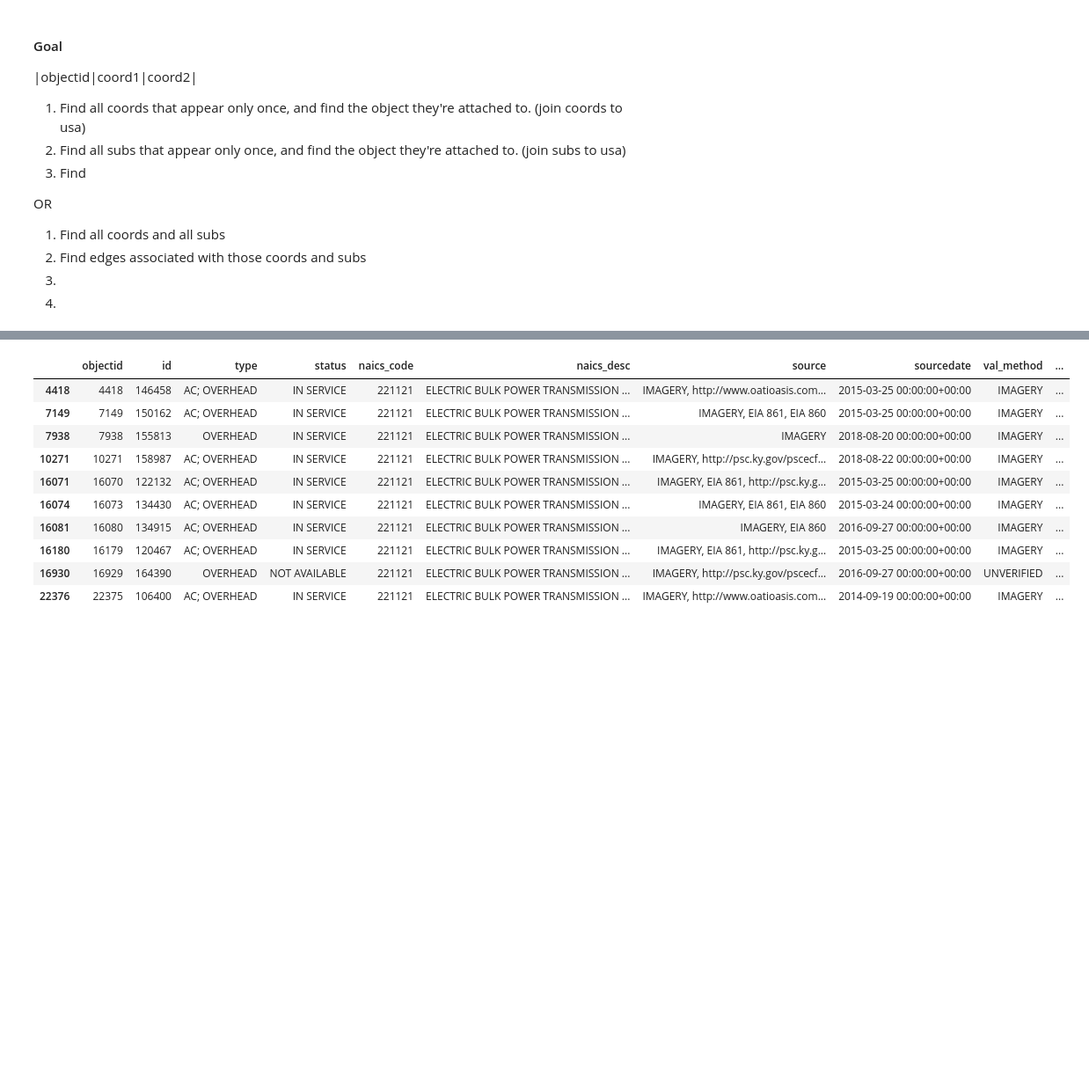
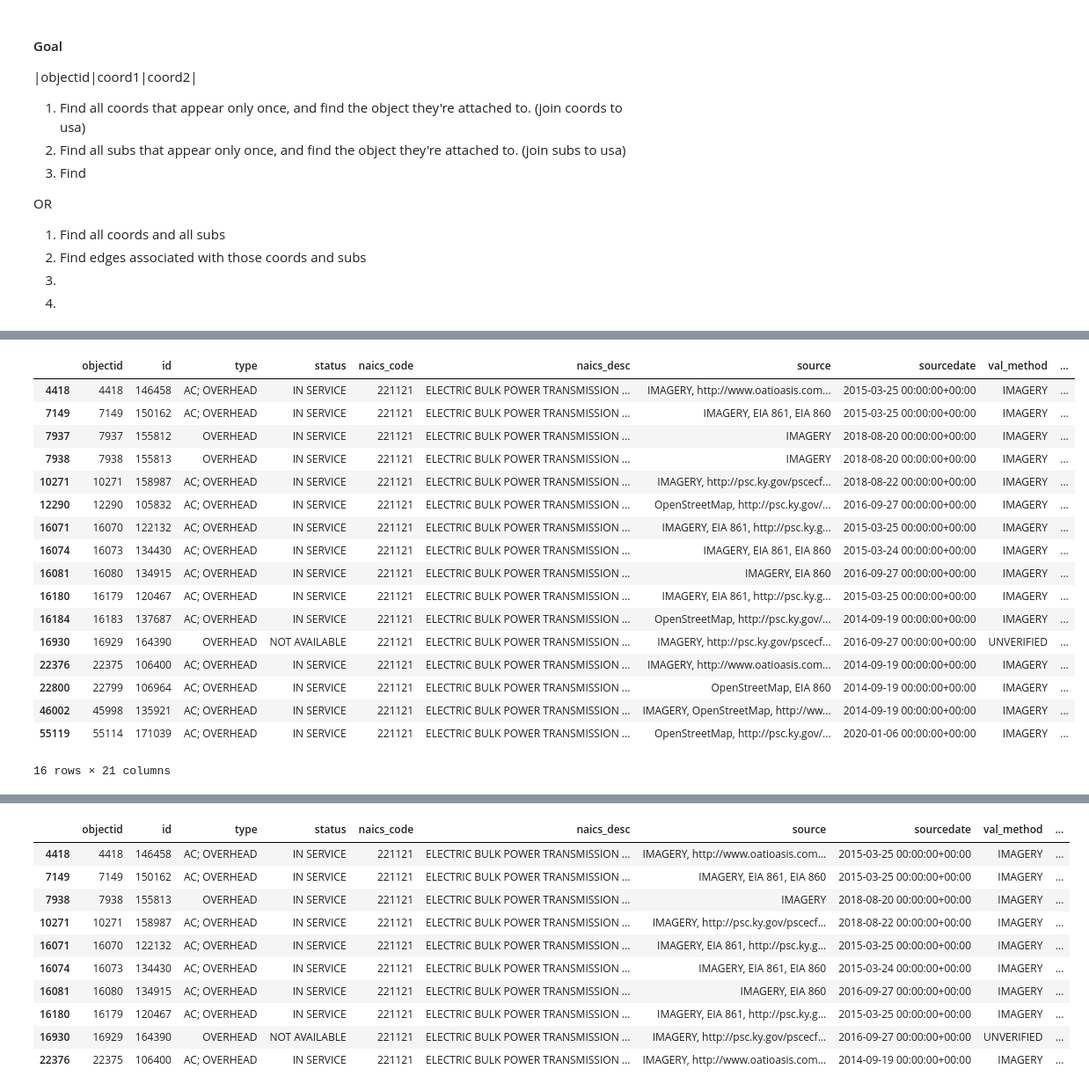
Before and after one commit to Ker-ple/electric_grid, a Jupyter notebook: EDA/grids.ipynb, the cells around one changed output, grey strips where cells are left out. Shown at 88% size. Cells and saved outputs as stored; diff of their text form; code cells hidden in the pictures; blank space fills up the shorter version.

```diff
--- a/EDA/grids.ipynb
+++ b/EDA/grids.ipynb
@@ -386,0 +625,21 @@ with duckdb.connect('transmission.db') as con:
+# %%
+filter_subs(usa, 'PINEVILLE')
+# %% [output]
+|  | objectid | id | type | status | naics_code | naics_desc | source | sourcedate | val_method | ... |
+| 4418 | 4418 | 146458 | AC; OVERHEAD | IN SERVICE | 221121 | ELECTRIC BULK POWER TRANSMISSION ... | IMAGERY, http://www.oatioasis.com... | 2015-03-25 00:00:00+00:00 | IMAGERY | ... |
+| 7149 | 7149 | 150162 | AC; OVERHEAD | IN SERVICE | 221121 | ELECTRIC BULK POWER TRANSMISSION ... | IMAGERY, EIA 861, EIA 860 | 2015-03-25 00:00:00+00:00 | IMAGERY | ... |
+| 7937 | 7937 | 155812 | OVERHEAD | IN SERVICE | 221121 | ELECTRIC BULK POWER TRANSMISSION ... | IMAGERY | 2018-08-20 00:00:00+00:00 | IMAGERY | ... |
+| 7938 | 7938 | 155813 | OVERHEAD | IN SERVICE | 221121 | ELECTRIC BULK POWER TRANSMISSION ... | IMAGERY | 2018-08-20 00:00:00+00:00 | IMAGERY | ... |
+| 10271 | 10271 | 158987 | AC; OVERHEAD | IN SERVICE | 221121 | ELECTRIC BULK POWER TRANSMISSION ... | IMAGERY, http://psc.ky.gov/pscecf... | 2018-08-22 00:00:00+00:00 | IMAGERY | ... |
+| 12290 | 12290 | 105832 | AC; OVERHEAD | IN SERVICE | 221121 | ELECTRIC BULK POWER TRANSMISSION ... | OpenStreetMap, http://psc.ky.gov/... | 2016-09-27 00:00:00+00:00 | IMAGERY | ... |
+| 16071 | 16070 | 122132 | AC; OVERHEAD | IN SERVICE | 221121 | ELECTRIC BULK POWER TRANSMISSION ... | IMAGERY, EIA 861, http://psc.ky.g... | 2015-03-25 00:00:00+00:00 | IMAGERY | ... |
+| 16074 | 16073 | 134430 | AC; OVERHEAD | IN SERVICE | 221121 | ELECTRIC BULK POWER TRANSMISSION ... | IMAGERY, EIA 861, EIA 860 | 2015-03-24 00:00:00+00:00 | IMAGERY | ... |
+| 16081 | 16080 | 134915 | AC; OVERHEAD | IN SERVICE | 221121 | ELECTRIC BULK POWER TRANSMISSION ... | IMAGERY, EIA 860 | 2016-09-27 00:00:00+00:00 | IMAGERY | ... |
+| 16180 | 16179 | 120467 | AC; OVERHEAD | IN SERVICE | 221121 | ELECTRIC BULK POWER TRANSMISSION ... | IMAGERY, EIA 861, http://psc.ky.g... | 2015-03-25 00:00:00+00:00 | IMAGERY | ... |
+| 16184 | 16183 | 137687 | AC; OVERHEAD | IN SERVICE | 221121 | ELECTRIC BULK POWER TRANSMISSION ... | OpenStreetMap, http://psc.ky.gov/... | 2014-09-19 00:00:00+00:00 | IMAGERY | ... |
+| 16930 | 16929 | 164390 | OVERHEAD | NOT AVAILABLE | 221121 | ELECTRIC BULK POWER TRANSMISSION ... | IMAGERY, http://psc.ky.gov/pscecf... | 2016-09-27 00:00:00+00:00 | UNVERIFIED | ... |
+| 22376 | 22375 | 106400 | AC; OVERHEAD | IN SERVICE | 221121 | ELECTRIC BULK POWER TRANSMISSION ... | IMAGERY, http://www.oatioasis.com... | 2014-09-19 00:00:00+00:00 | IMAGERY | ... |
+| 22800 | 22799 | 106964 | AC; OVERHEAD | IN SERVICE | 221121 | ELECTRIC BULK POWER TRANSMISSION ... | OpenStreetMap, EIA 860 | 2014-09-19 00:00:00+00:00 | IMAGERY | ... |
+| 46002 | 45998 | 135921 | AC; OVERHEAD | IN SERVICE | 221121 | ELECTRIC BULK POWER TRANSMISSION ... | IMAGERY, OpenStreetMap, http://ww... | 2014-09-19 00:00:00+00:00 | IMAGERY | ... |
+| 55119 | 55114 | 171039 | AC; OVERHEAD | IN SERVICE | 221121 | ELECTRIC BULK POWER TRANSMISSION ... | OpenStreetMap, http://psc.ky.gov/... | 2020-01-06 00:00:00+00:00 | IMAGERY | ... |
+16 rows × 21 columns
```
Also changed, not shown: parts of 60 cells of this notebook.
